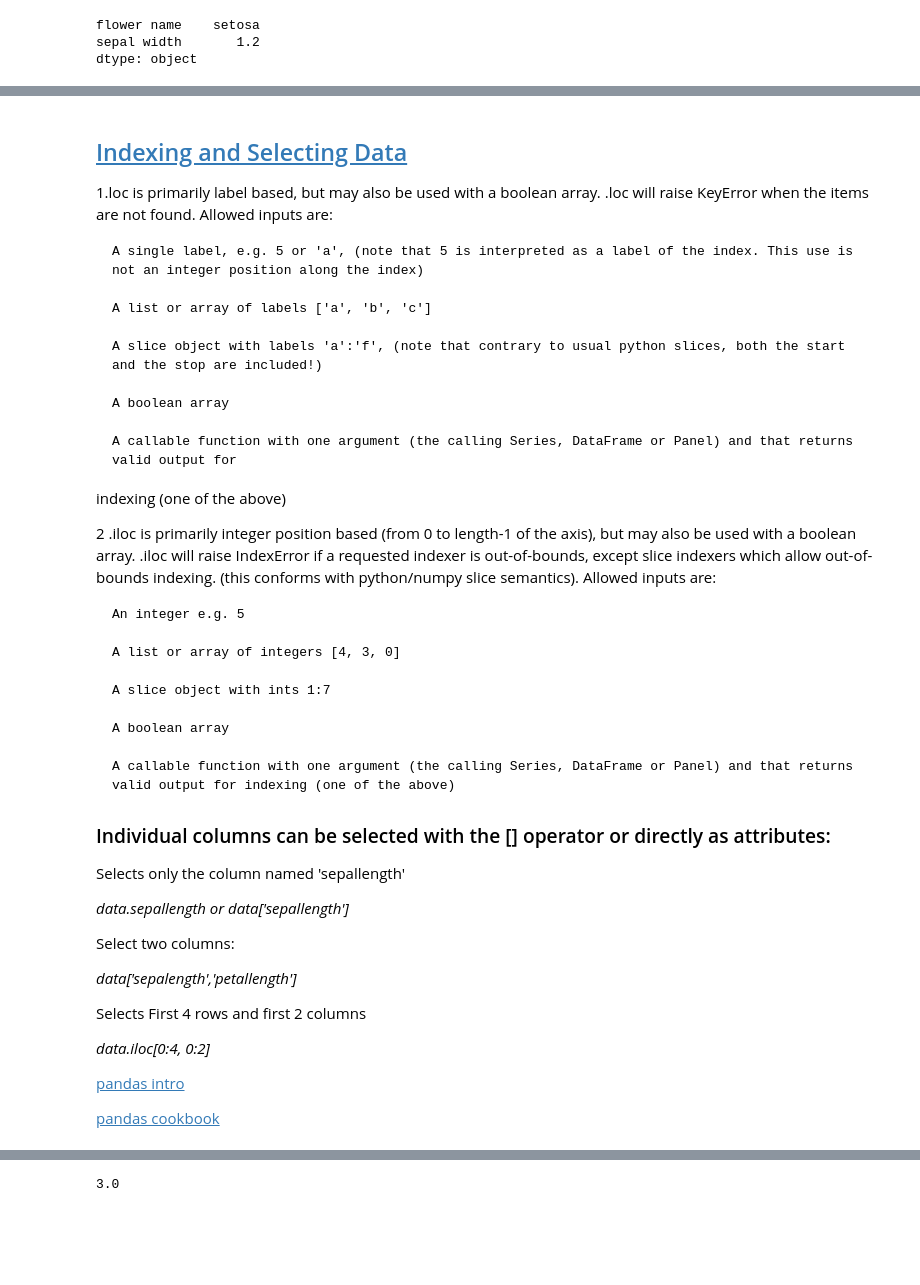
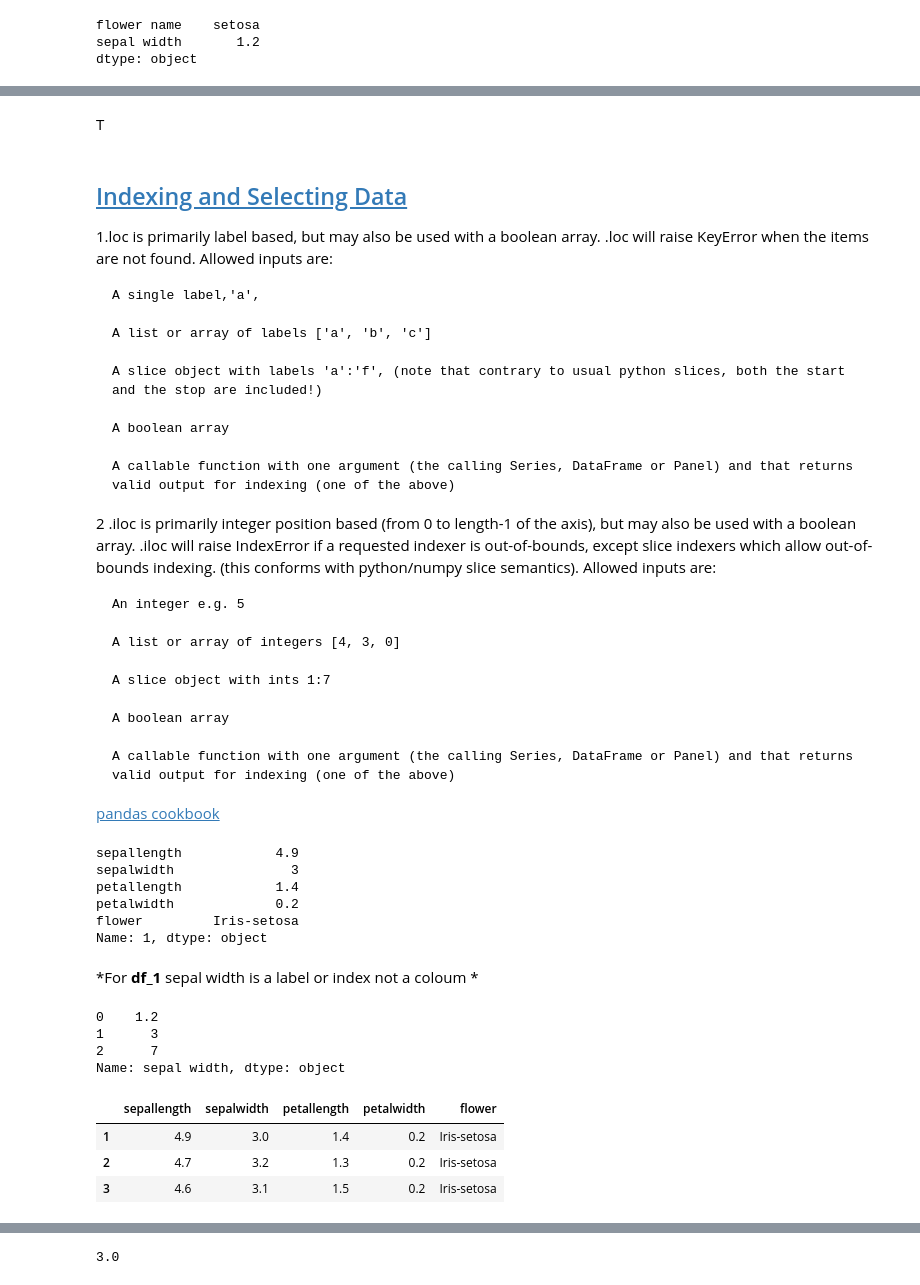
Before and after one commit to holyox/online-sessions, a Jupyter notebook: ml_in-Copy1.ipynb, the cells around one changed output, grey strips where cells are left out. Cells and saved outputs as stored; diff of their text form; code cells hidden in the pictures; blank space fills up the shorter version.

```diff
--- a/ml_in-Copy1.ipynb
+++ b/ml_in-Copy1.ipynb
@@ -189,9 +200,11 @@ memory usage: 5.9+ KB
+# %% [markdown]
+T
 # %% [markdown]
 ## [Indexing and Selecting Data](http://pandas.pydata.org/pandas-docs/stable/indexing.html)
 
 1.loc is primarily label based, but may also be used with a boolean array. .loc will raise KeyError when the items are not found. Allowed inputs are:
 
-    A single label, e.g. 5 or 'a', (note that 5 is interpreted as a label of the index. This use is not an integer position along the index)
+    A single label,'a',
 
     A list or array of labels ['a', 'b', 'c']
 
@@ -199,8 +212,7 @@ memory usage: 5.9+ KB
 
     A boolean array
 
-    A callable function with one argument (the calling Series, DataFrame or Panel) and that returns valid output for
-indexing (one of the above)
+    A callable function with one argument (the calling Series, DataFrame or Panel) and that returns valid output for indexing (one of the above)
 
 2 .iloc is primarily integer position based (from 0 to length-1 of the axis), but may also be used with a boolean array. .iloc will raise IndexError if a requested indexer is out-of-bounds, except slice indexers which allow out-of-bounds indexing. (this conforms with python/numpy slice semantics). Allowed inputs are:
 
@@ -214,21 +226,30 @@ indexing (one of the above)
 
     A callable function with one argument (the calling Series, DataFrame or Panel) and that returns valid output for indexing (one of the above)
 
-### Individual columns can be selected with the [] operator or directly as attributes:
-
-Selects only the column named 'sepallength'
-
-*data.sepallength or
-data['sepallength']*
-
-Select two columns:
-
-*data['sepalength','petallength']*
-
-Selects First 4 rows and first 2 columns
-
-*data.iloc[0:4, 0:2]*
-
-[pandas intro](http://nikgrozev.com/2015/12/27/pandas-in-jupyter-quickstart-and-useful-snippets/#selecting_querying)
 
 [pandas cookbook](http://pandas.pydata.org/pandas-docs/stable/cookbook.html#cookbook-selection)
+# %%
+data.loc[1]
+# %% [output]
+sepallength            4.9
+sepalwidth               3
+petallength            1.4
+petalwidth             0.2
+flower         Iris-setosa
+Name: 1, dtype: object
+# %% [markdown]
+*For **df_1**  sepal width is a label or index not a coloum *
+# %%
+df_1.loc["sepal width"]
+# %% [output]
+0    1.2
+1      3
+2      7
+Name: sepal width, dtype: object
+# %%
+data.loc[1:3]
+# %% [output]
+|  | sepallength | sepalwidth | petallength | petalwidth | flower |
+| 1 | 4.9 | 3.0 | 1.4 | 0.2 | Iris-setosa |
+| 2 | 4.7 | 3.2 | 1.3 | 0.2 | Iris-setosa |
+| 3 | 4.6 | 3.1 | 1.5 | 0.2 | Iris-setosa |
```
Also changed, not shown: parts of 42 cells of this notebook.
